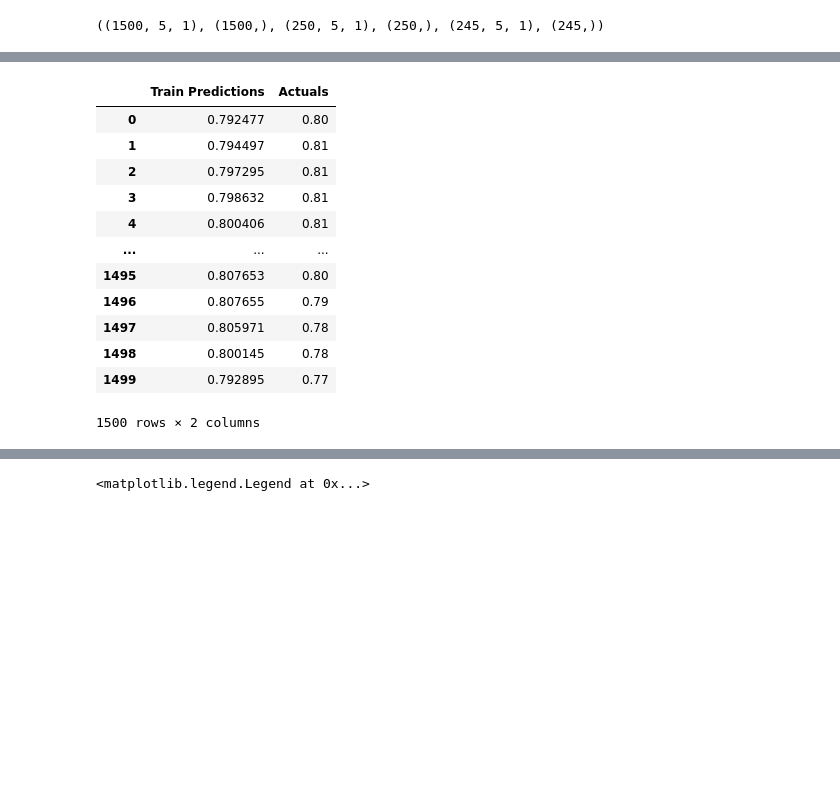
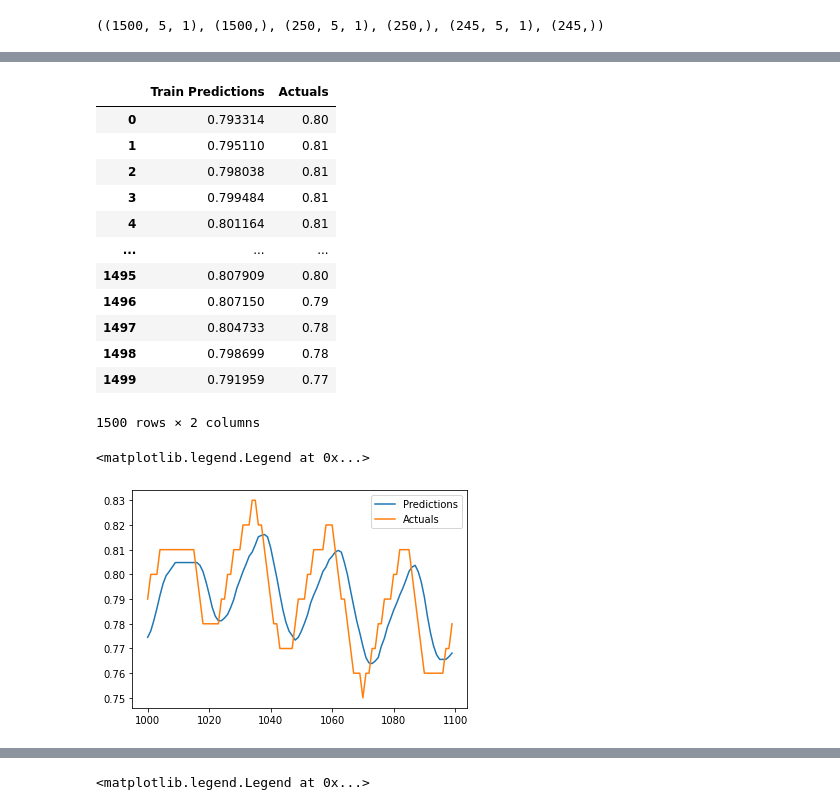
Before and after one commit to 020/020.github.io, a Jupyter notebook: Beds_Occupancy_LSTM_TS_exp_2.ipynb, the cells around one changed output, grey strips where cells are left out. Saved outputs shown, nothing was run; the diff lists cells and outputs as text; code cells hidden in the pictures; blank space fills up the shorter version.

```diff
--- a/Beds_Occupancy_LSTM_TS_exp_2.ipynb
+++ b/Beds_Occupancy_LSTM_TS_exp_2.ipynb
@@ -53,7 +53,7 @@ bed.plot()
 <matplotlib.axes._subplots.AxesSubplot at 0x...>
 [figure]
 # %%
-def df_to_X_y(df, window_size=5):
+def df_to_X_y(df, window_size=30):
   df_as_np = df.to_numpy()
   X = []
   y = []
@@ -146,15 +146,23 @@ train_results = pd.DataFrame(data={'Train Predictions':train_predictions, 'Actua
 train_results
 # %% [output]
 |  | Train Predictions | Actuals |
-| 0 | 0.792477 | 0.80 |
-| 1 | 0.794497 | 0.81 |
-| 2 | 0.797295 | 0.81 |
-| 3 | 0.798632 | 0.81 |
-| 4 | 0.800406 | 0.81 |
+| 0 | 0.793314 | 0.80 |
+| 1 | 0.795110 | 0.81 |
+| 2 | 0.798038 | 0.81 |
+| 3 | 0.799484 | 0.81 |
+| 4 | 0.801164 | 0.81 |
 | ... | ... | ... |
-| 1495 | 0.807653 | 0.80 |
-| 1496 | 0.807655 | 0.79 |
-| 1497 | 0.805971 | 0.78 |
-| 1498 | 0.800145 | 0.78 |
-| 1499 | 0.792895 | 0.77 |
+| 1495 | 0.807909 | 0.80 |
+| 1496 | 0.807150 | 0.79 |
+| 1497 | 0.804733 | 0.78 |
+| 1498 | 0.798699 | 0.78 |
+| 1499 | 0.791959 | 0.77 |
 1500 rows × 2 columns
+# %%
+import matplotlib.pyplot as plt
+plt.plot(train_results['Train Predictions'][1000:1100], label='Predictions')
+plt.plot(train_results['Actuals'][1000:1100], label='Actuals')
+plt.legend()
+# %% [output]
+<matplotlib.legend.Legend at 0x...>
+[figure, added]
```
Also changed, not shown: parts of 6 cells of this notebook.
